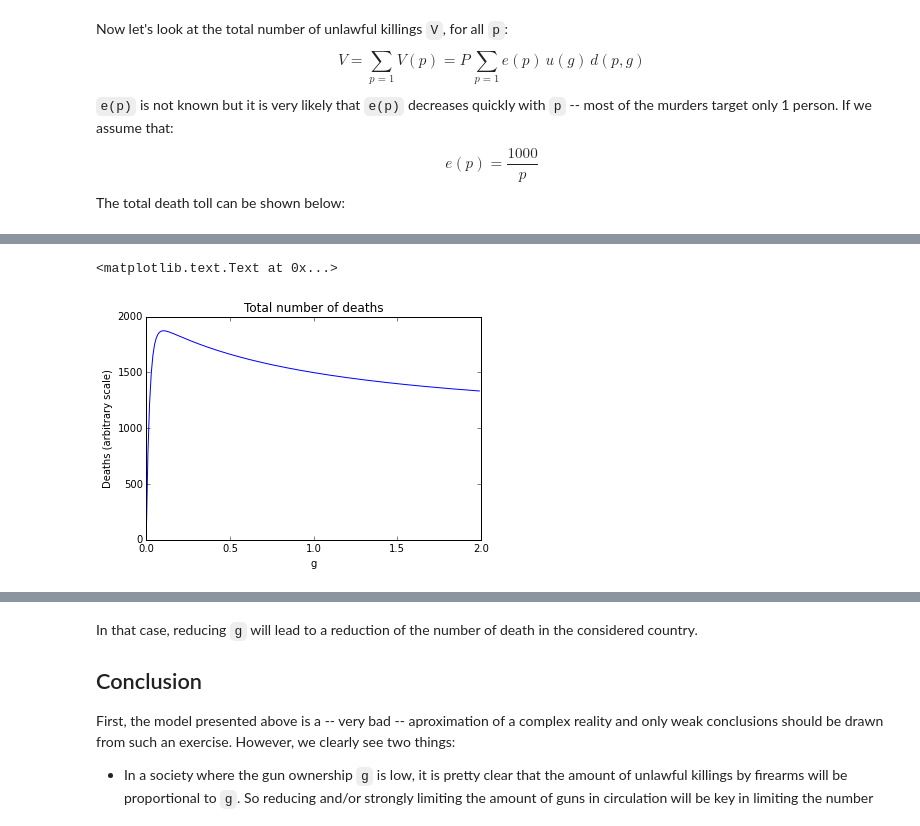
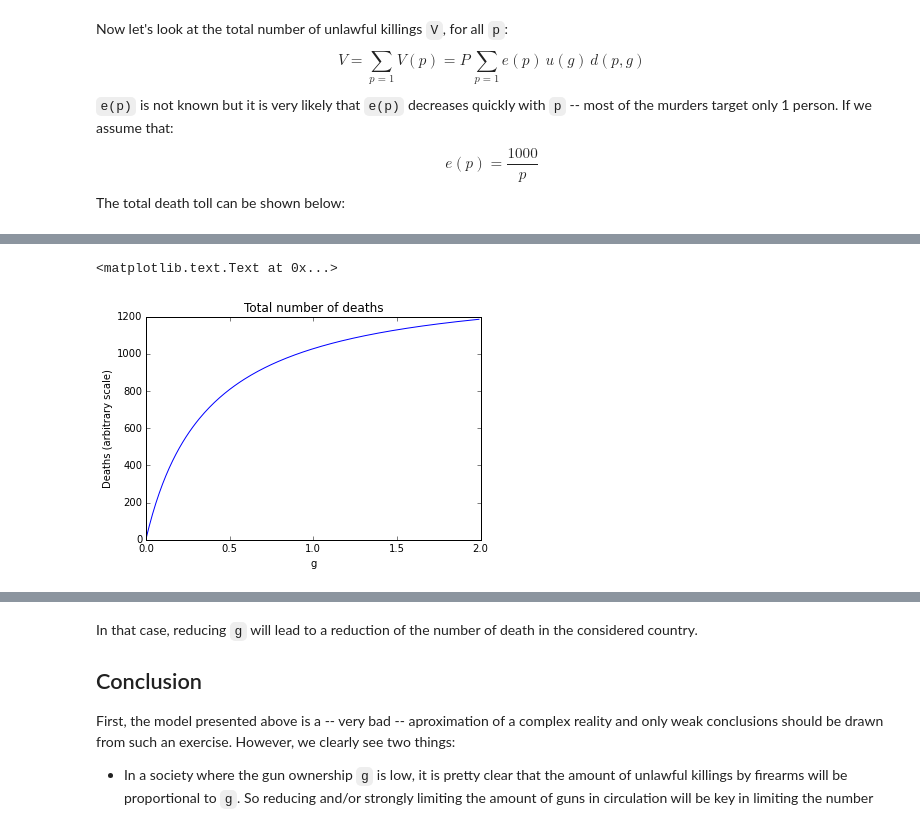
Before and after one commit to gip/quant, a Jupyter notebook: politics/GunControl.ipynb, the cells around one changed output, grey strips where cells are left out. Cells and saved outputs as stored; diff of their text form; code cells hidden in the pictures.

```diff
--- a/politics/GunControl.ipynb
+++ b/politics/GunControl.ipynb
@@ -67,7 +70,7 @@ $$ d(p,g) = u(g) \, p \, (1-s\,u(g))^p $$
 # %%
 # Define r and d functions
 def r(p, g, s):
-  return (1-s*u(g))**p
+  return (1-s*c*u(g))**p
 def d(p, g, s):
   return p*r(p, g, s)
 # %% [markdown]
@@ -98,11 +126,12 @@ The total death toll can be shown below:
 # %%
 s = 0.5
 p = 1
+c = 0.5
 ps = range(1,101)
-plt.plot(gs, map(lambda g: sum(map(lambda p: 1000/p*u(g)*d(p, g, s), ps)), gs))
+plt.plot(gs, map(lambda g: sum(map(lambda p: 1000/p**2*u(g)*d(p, g, s), ps)), gs))
 plt.xlabel('g')
 plt.ylabel('Deaths (arbitrary scale)')
 plt.title('Total number of deaths')
 # %% [output]
 <matplotlib.text.Text at 0x...>
-[figure, old version]
+[figure, new version]
```
Also changed, not shown: parts of 7 cells of this notebook.
